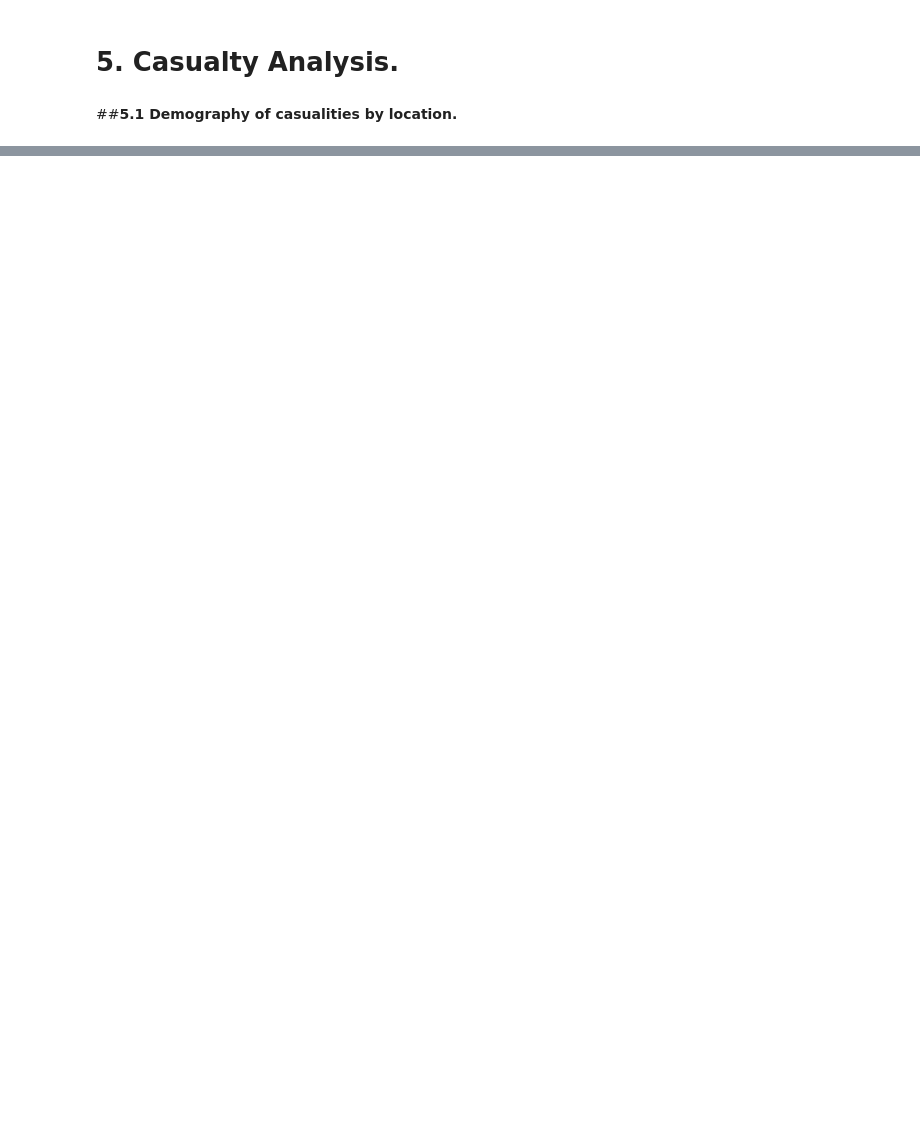
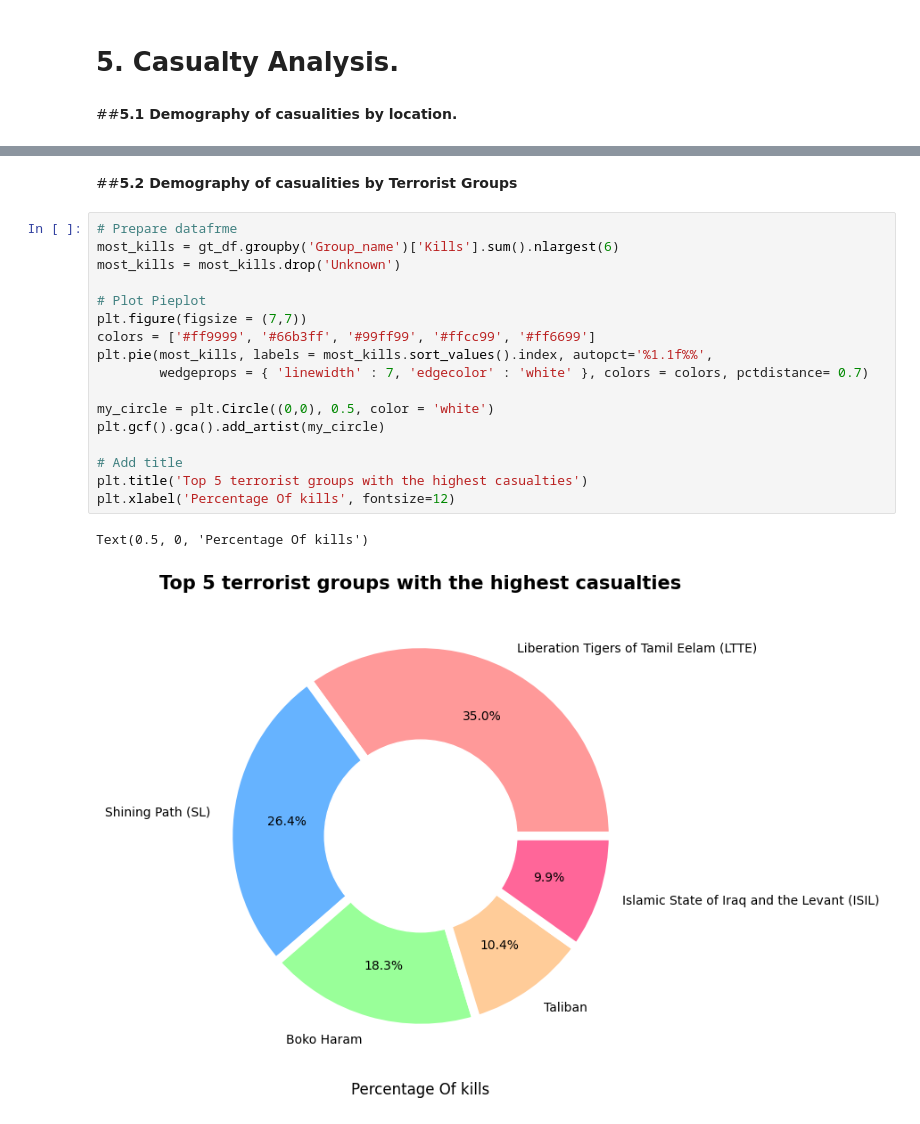
Before and after one commit to dacenish/EDA-Global-terrorism, a Jupyter notebook: Capstone_Project_Global_terrorism_EDA_by_Danish_Zia.ipynb, the cells around one changed output, grey strips where cells are left out. Drawn from its saved outputs; the diff is of its cells as text; blank space fills up the shorter version.

```diff
--- a/Capstone_Project_Global_terrorism_EDA_by_Danish_Zia.ipynb
+++ b/Capstone_Project_Global_terrorism_EDA_by_Danish_Zia.ipynb
@@ -335,0 +337,22 @@ plt.show()
+# %% [markdown]
+##**5.2 Demography of casualities by Terrorist Groups**
+# %%
+# Prepare datafrme
+most_kills = gt_df.groupby('Group_name')['Kills'].sum().nlargest(6)
+most_kills = most_kills.drop('Unknown')
+
+# Plot Pieplot
+plt.figure(figsize = (7,7))
+colors = ['#ff9999', '#66b3ff', '#99ff99', '#ffcc99', '#ff6699']
+plt.pie(most_kills, labels = most_kills.sort_values().index, autopct='%1.1f%%',
+        wedgeprops = { 'linewidth' : 7, 'edgecolor' : 'white' }, colors = colors, pctdistance= 0.7)
+
+my_circle = plt.Circle((0,0), 0.5, color = 'white')
+plt.gcf().gca().add_artist(my_circle)
+
+# Add title
+plt.title('Top 5 terrorist groups with the highest casualties')
+plt.xlabel('Percentage Of kills', fontsize=12)
+# %% [output]
+Text(0.5, 0, 'Percentage Of kills')
+[figure, added]
```
Also changed, not shown: parts of 8 cells of this notebook.
